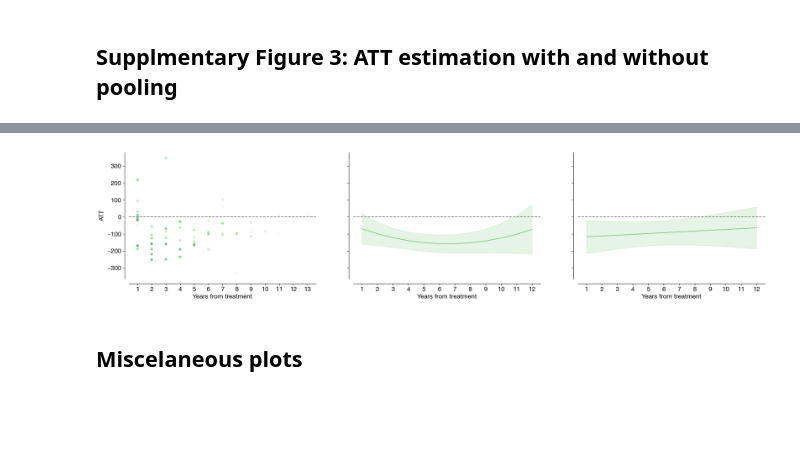
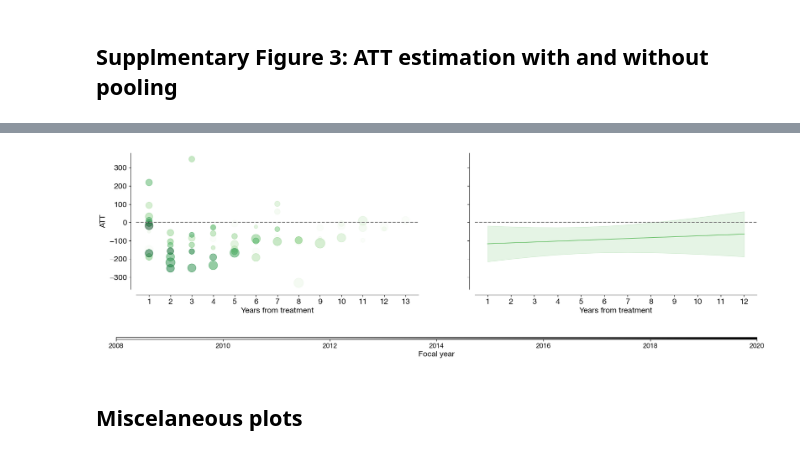
Before and after one commit to echolab-stanford/prescribed_fires, a Jupyter notebook: analysis/results_figures_replication.ipynb, the cells around one changed output, grey strips where cells are left out. Cells and saved outputs as stored; diff of their text form; code cells hidden in the pictures; blank space fills up the shorter version.

```diff
--- a/analysis/results_figures_replication.ipynb
+++ b/analysis/results_figures_replication.ipynb
@@ -1378,6 +1396,19 @@ array([2008., 2009., 2010., 2011., 2012., 2013., 2014., 2015., 2016.,
 # %% [markdown]
 ## Supplmentary Figure 3: ATT estimation with and without pooling
 # %%
+dnbr = pd.read_feather(
+    "/mnt/sherlock/oak/prescribed_data/processed/dnbr_gee_inmediate/dnbr_long.feather"
+)
+
+dnbr = dnbr.merge(
+    mtbs_ca[["Event_ID", "year"]],
+    left_on="event_id",
+    right_on="Event_ID",
+    how="left",
+)
+
+# dnbr["dnbr"] = np.where(dnbr.dnbr < 0, 0, dnbr.dnbr)
+
 treat_var = "dnbr"  # Estimate severity, if you want to estimate intensity, change to "frp"
 treat_df = wide_treatments_inmediate
 formula = "att ~ lag + I(lag ** 2)"
@@ -1439,8 +1488,7 @@ except Exception as e:
 atts = pd.concat(list_results)
 
 # Plot coefs and CIs for the different high classes and land types
-fig, ax = plt.subplots(1, 3, figsize=(25, 5), sharey=True)
-
+fig, ax = plt.subplots(1, 2, figsize=(20, 5), sharey=True)
 
 plot_outcomes(
     dfs=[
@@ -1464,65 +1512,58 @@ plot_outcomes(
     label_axis=14,
     dotted=1,
     label_pos=(-0.1, 1.1),
+    size="control_mean",
 )
 
 plot_outcomes(
     dfs=[
-        atts[atts.land_type == "conifers_pool"],
+        atts[atts.land_type == "conifers_linear"],
     ],
     labels=["Conifers"],
     legend=False,
     axes_names=(
         "Years from treatment",
         r"ATT",
     ),
     ax=ax[1],
     cmaps=[
         "Greens",
     ],
     colors=[
         colors_land_type["conifers"],
     ],
     pooled=True,
     axis_text=14,
     label_axis=14,
     dotted=1,
     label_pos=(-0.1, 1.1),
 )
 
-plot_outcomes(
-    dfs=[
-        atts[atts.land_type == "conifers_linear"],
-    ],
-    labels=["Conifers"],
-    legend=False,
-    axes_names=(
-        "Years from treatment",
-        r"ATT",
-    ),
-    ax=ax[2],
-    cmaps=[
-        "Greens",
-    ],
-    colors=[
-        colors_land_type["conifers"],
-    ],
-    pooled=True,
-    axis_text=14,
-    label_axis=14,
-    dotted=1,
-    label_pos=(-0.1, 1.1),
+
+# Add a colorbar at the bottom outside the plot using the max and min of all the focal years
+fig.subplots_adjust(bottom=0.2)
+cbar_ax = fig.add_axes([0.1, -0.05, 0.8, 0.01])
+
+# Create the colorbar
+sm = plt.cm.ScalarMappable(
+    cmap="Grays", norm=plt.Normalize(vmin=2008, vmax=2020)
 )
+sm._A = []
+cbar = fig.colorbar(sm, cax=cbar_ax, orientation="horizontal")
+cbar.set_label("Focal year", fontsize=14)
+
+# Resize the colorbar ticks
+cbar.ax.tick_params(labelsize=12)
 
 # Save to PDF
 plt.savefig(
     "../figs/fig_results_att_all.pdf",
     bbox_inches="tight",
     dpi=400,
     transparent=True,
 )
 # %% [output]
-[figure, old version]
+[figure, new version]
 # %% [markdown]
 ## Miscelaneous plots
 # %%
```
Also changed, not shown: parts of 8 cells of this notebook, 7 other files.
